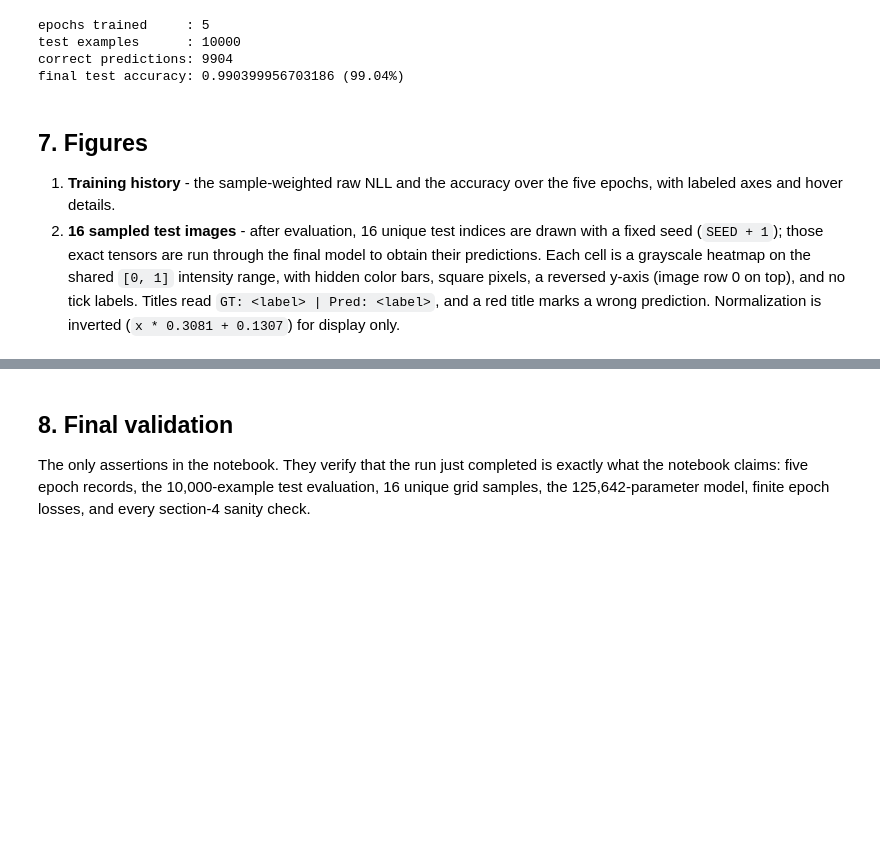
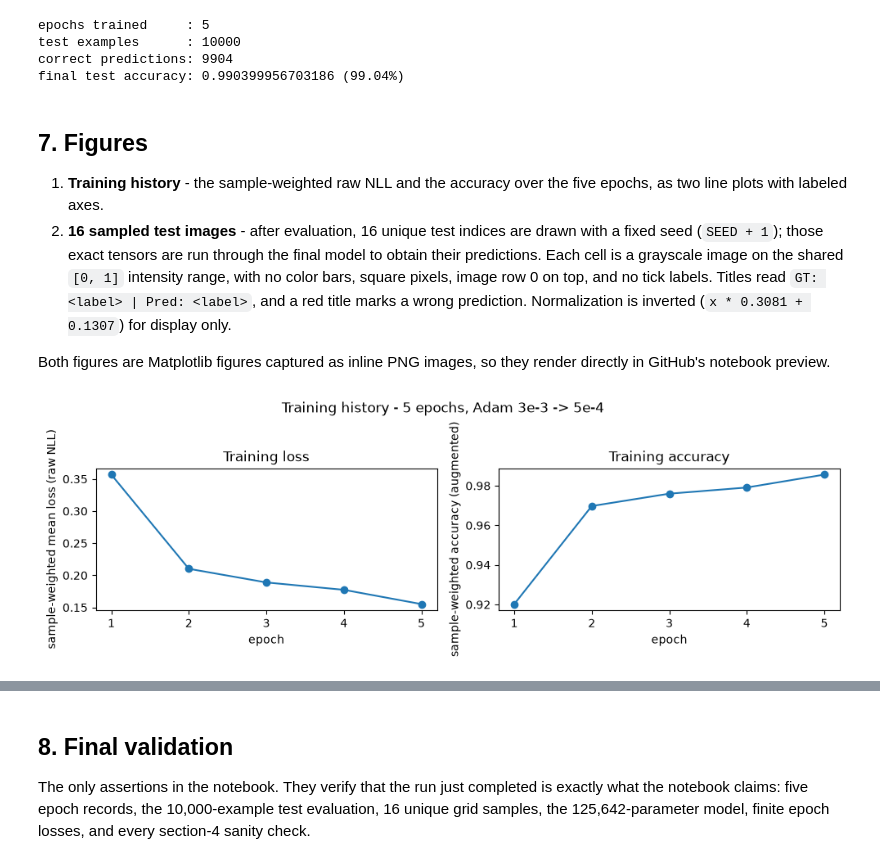
Before and after one commit to justinruaya123/ai231-me1, a Jupyter notebook: mnist_einops_einsum_cnn.ipynb, the cells around one changed output, grey strips where cells are left out. Saved outputs shown, nothing was run; the diff lists cells and outputs as text; code cells hidden in the pictures; blank space fills up the shorter version.

Commit message:
Replace Plotly figures with Matplotlib PNG plots

```diff
--- a/mnist_einops_einsum_cnn.ipynb
+++ b/mnist_einops_einsum_cnn.ipynb
@@ -511,11 +510,14 @@ final test accuracy: 0.990399956703186 (99.04%)
 ## 7. Figures
 
 1. **Training history** - the sample-weighted raw NLL and the accuracy over the five
-   epochs, with labeled axes and hover details.
+   epochs, as two line plots with labeled axes.
 2. **16 sampled test images** - after evaluation, 16 unique test indices are drawn
    with a fixed seed (`SEED + 1`); those exact tensors are run through the final
-   model to obtain their predictions. Each cell is a grayscale heatmap on the shared
-   `[0, 1]` intensity range, with hidden color bars, square pixels, a reversed
-   y-axis (image row 0 on top), and no tick labels. Titles read
+   model to obtain their predictions. Each cell is a grayscale image on the shared
+   `[0, 1]` intensity range, with no color bars, square pixels, image row 0 on top,
+   and no tick labels. Titles read
    `GT: <label> | Pred: <label>`, and a red title marks a wrong prediction.
    Normalization is inverted (`x * 0.3081 + 0.1307`) for display only.
+
+Both figures are Matplotlib figures captured as inline PNG images, so they render
+directly in GitHub's notebook preview.
@@ -558,3 +524,26 @@ history_figure.show()
+# %%
+epochs = [record["epoch"] for record in history]
+losses = [record["train_loss"] for record in history]
+accuracies = [record["train_accuracy"] for record in history]
+
+history_fig, (loss_ax, accuracy_ax) = plt.subplots(1, 2, figsize=(10, 3.2))
+loss_ax.plot(epochs, losses, marker="o")
+loss_ax.set_title("Training loss")
+loss_ax.set_xlabel("epoch")
+loss_ax.set_ylabel("sample-weighted mean loss (raw NLL)")
+loss_ax.set_xticks(epochs)
+
+accuracy_ax.plot(epochs, accuracies, marker="o")
+accuracy_ax.set_title("Training accuracy")
+accuracy_ax.set_xlabel("epoch")
+accuracy_ax.set_ylabel("sample-weighted accuracy (augmented)")
+accuracy_ax.set_xticks(epochs)
+
+history_fig.suptitle("Training history - 5 epochs, Adam 3e-3 -> 5e-4")
+history_fig.tight_layout(rect=(0, 0, 1, 0.94))
+plt.show()
+# %% [output]
+[figure, added]
 # %%
 sample_generator = torch.Generator().manual_seed(SEED + 1)
 sample_indices = torch.randperm(test_predictions.shape[0], generator=sample_generator)[:16]
```
Also changed, not shown: parts of 4 cells of this notebook, 5 other files.
